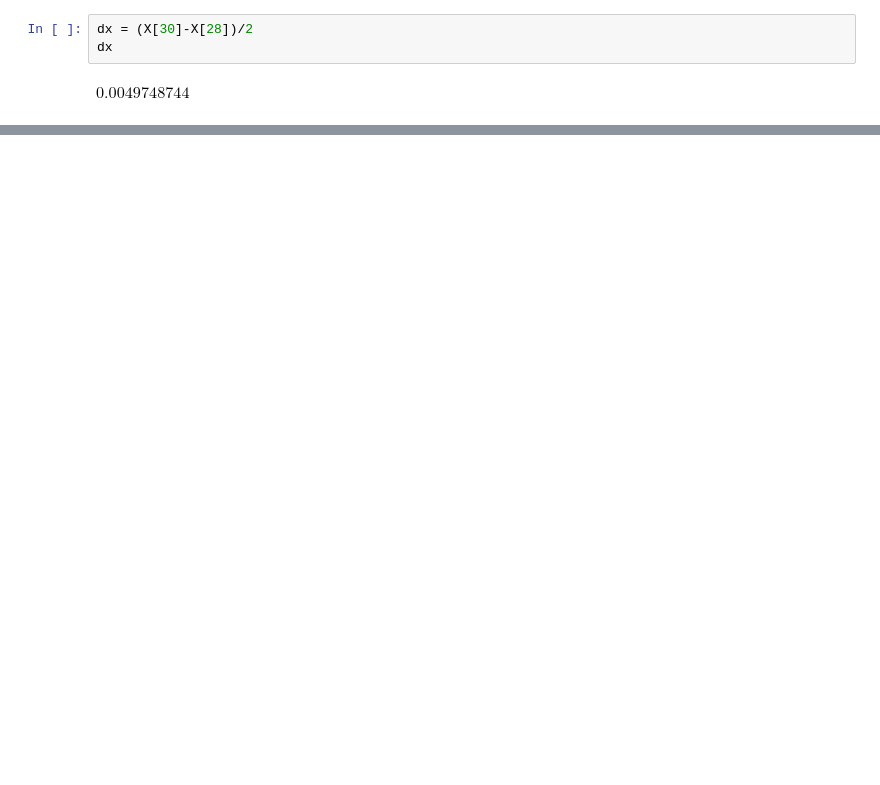
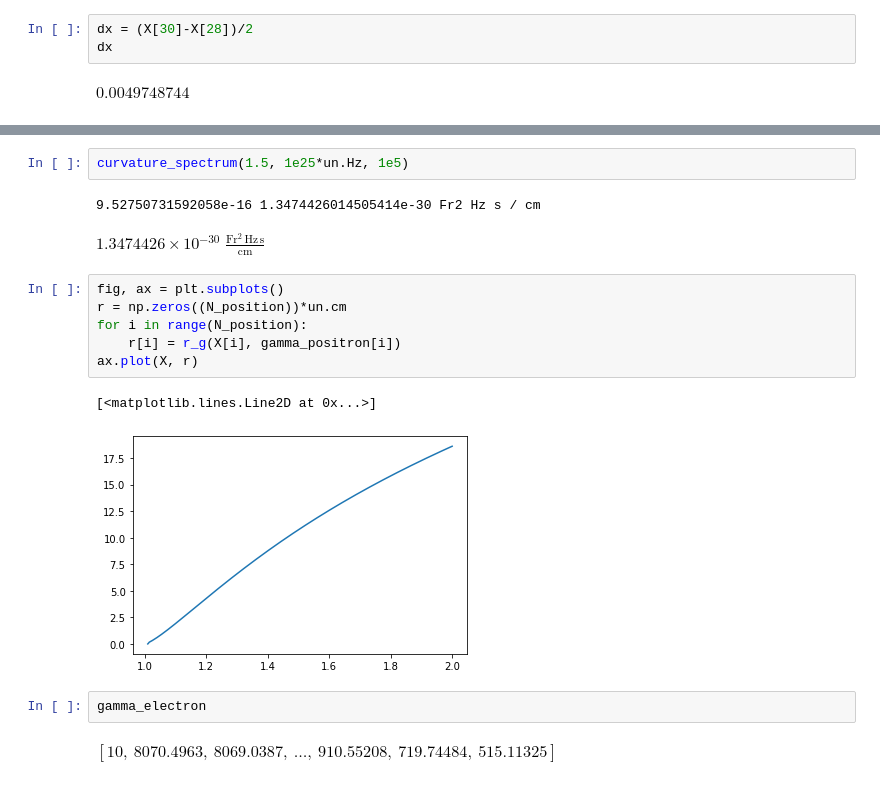
Before and after one commit to PetrosStefanou/ECS_Spectrum, a Jupyter notebook: ECS_spectrum.ipynb, the cells around one changed output, grey strips where cells are left out. Cells and saved outputs as stored; diff of their text form; blank space fills up the shorter version.

```diff
--- a/ECS_spectrum.ipynb
+++ b/ECS_spectrum.ipynb
@@ -558,0 +577,18 @@ print(sigma_positron(X[50]))
+# %%
+curvature_spectrum(1.5, 1e25*un.Hz, 1e5)
+# %% [output]
+9.52750731592058e-16 1.3474426014505414e-30 Fr2 Hz s / cm
+$1.3474426 \times 10^{-30} \; \mathrm{\frac{Fr^{2}\,Hz\,s}{cm}}$
+# %%
+fig, ax = plt.subplots()
+r = np.zeros((N_position))*un.cm
+for i in range(N_position):
+    r[i] = r_g(X[i], gamma_positron[i])
+ax.plot(X, r)
+# %% [output]
+[<matplotlib.lines.Line2D at 0x...>]
+[figure, added]
+# %%
+gamma_electron
+# %% [output]
+$[10,~8070.4963,~8069.0387,~\dots,~910.55208,~719.74484,~515.11325] \; \mathrm{}$
```
Also changed, not shown: parts of 9 cells of this notebook.
